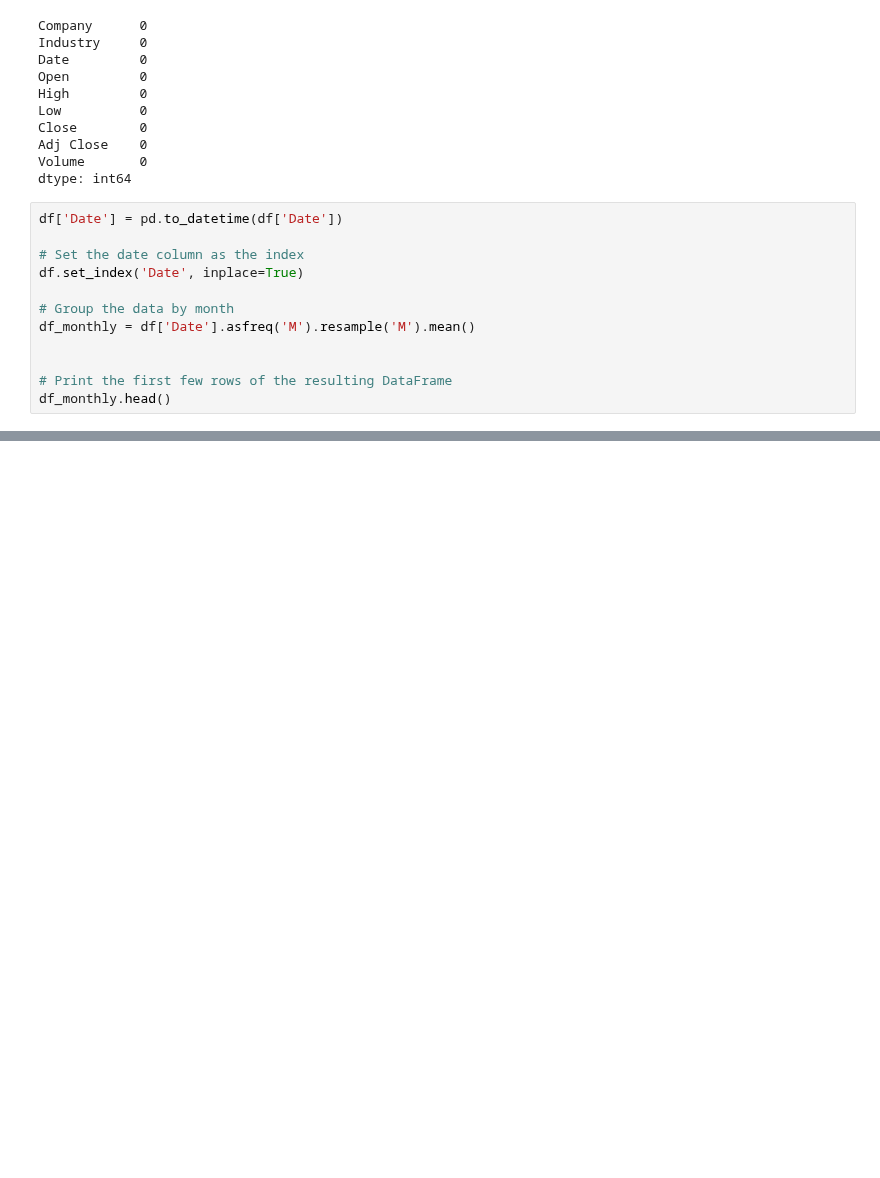
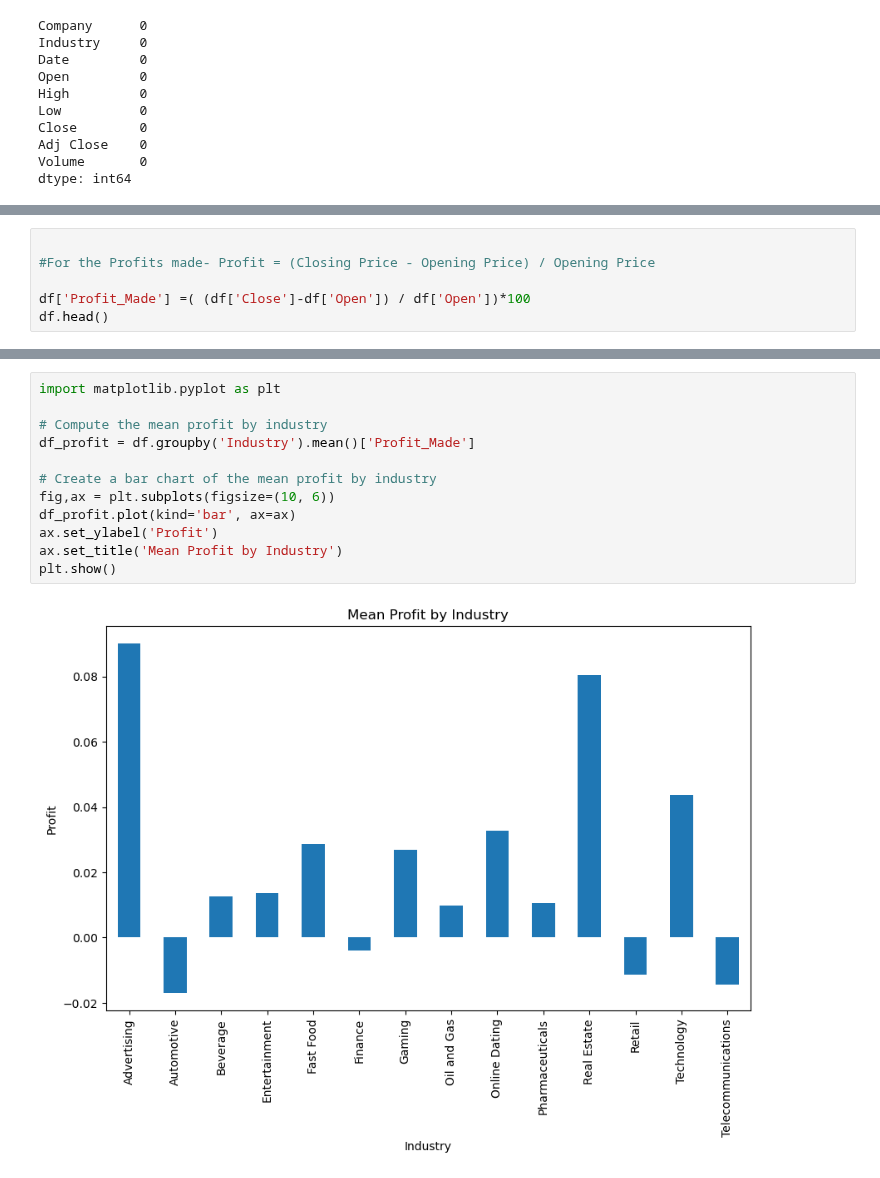
Before and after one commit to ubco-W2022T2-data301/Group35, a Jupyter notebook: analysis/analysis1.ipynb, the cells around one changed output, grey strips where cells are left out. Cells and saved outputs as stored; diff of their text form; blank space fills up the shorter version.

```diff
--- a/analysis/analysis1.ipynb
+++ b/analysis/analysis1.ipynb
@@ -237,15 +255,3 @@ Close        0
 Adj Close    0
 Volume       0
 dtype: int64
-# %%
-df['Date'] = pd.to_datetime(df['Date'])
-
-# Set the date column as the index
-df.set_index('Date', inplace=True)
-
-# Group the data by month
-df_monthly = df['Date'].asfreq('M').resample('M').mean()
-
-
-# Print the first few rows of the resulting DataFrame
-df_monthly.head()
@@ -253,0 +258,6 @@ KeyError: 'Date'
+# %%
+
+#For the Profits made- Profit = (Closing Price - Opening Price) / Opening Price
+
+df['Profit_Made'] =( (df['Close']-df['Open']) / df['Open'])*100
+df.head()
@@ -253,0 +292,14 @@ KeyError: 'Date'
+# %%
+import matplotlib.pyplot as plt
+
+# Compute the mean profit by industry
+df_profit = df.groupby('Industry').mean()['Profit_Made']
+
+# Create a bar chart of the mean profit by industry
+fig,ax = plt.subplots(figsize=(10, 6))
+df_profit.plot(kind='bar', ax=ax)
+ax.set_ylabel('Profit')
+ax.set_title('Mean Profit by Industry')
+plt.show()
+# %% [output]
+[figure, added]
```
Also changed, not shown: parts of 8 cells of this notebook, 2 other files.
